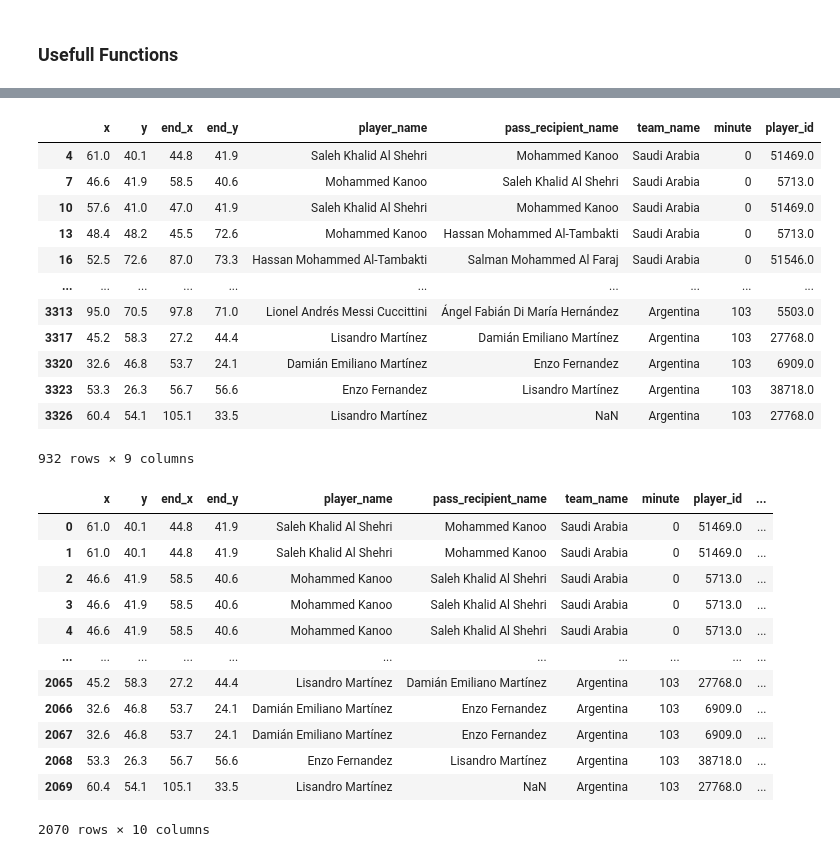
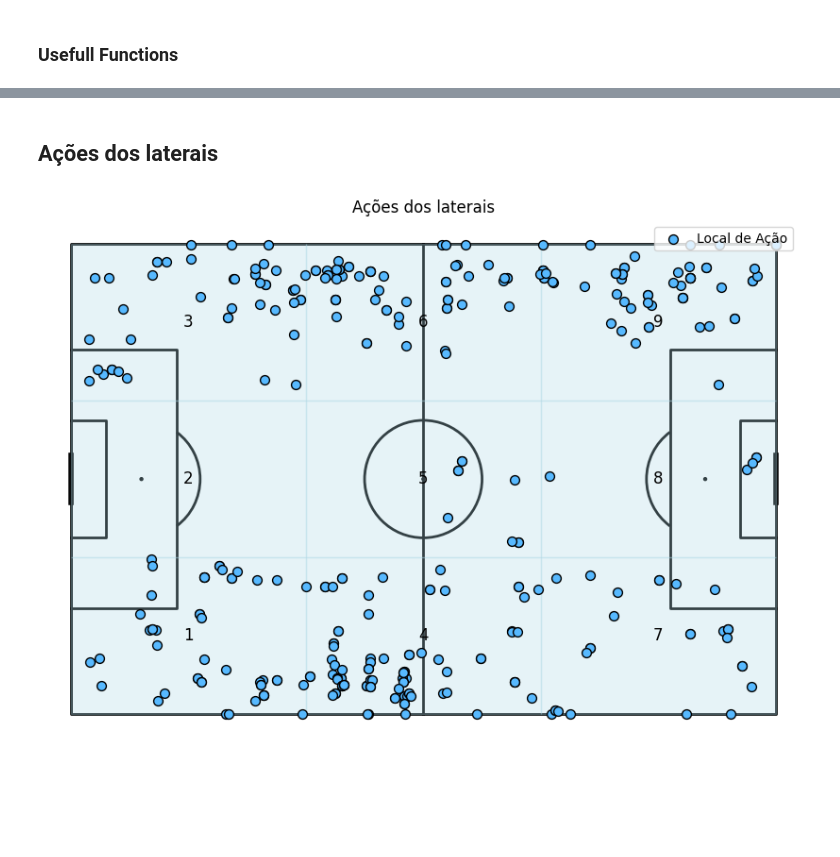
Before and after one commit to Tobi-Sartori/football_skills, a Jupyter notebook: analytics.ipynb, the cells around one changed output, grey strips where cells are left out. Drawn from its saved outputs; the diff is of its cells as text; code cells hidden in the pictures; blank space fills up the shorter version.

```diff
--- a/analytics.ipynb
+++ b/analytics.ipynb
@@ -173,22 +322,50 @@ from mplsoccer import VerticalPitch,Pitch
+# %% [markdown]
+## Ações dos laterais
+# %%
+messi_actions = home_df[home_df['player_id'].isin([5507, 29201, 19597])]
+
+pitch = Pitch(pitch_type='statsbomb', pitch_length=120, pitch_width=80, line_color='black')
+
+fig, ax = pitch.draw(figsize=(10, 6))
+
+# Define the regions and plot them on the pitch
+regions = {
+        1: {'xy': (0, 53.33), 'width': 40, 'height': 26.67},
+        2: {'xy': (0, 26.67), 'width': 40, 'height': 26.67},
+        3: {'xy': (0, 0), 'width': 40, 'height': 26.67},
+
+        4: {'xy': (40, 53.33), 'width': 40, 'height': 26.67},
+        5: {'xy': (40, 26.67), 'width': 40, 'height': 26.67},
+        6: {'xy': (40, 0), 'width': 40, 'height': 26.67},
+
+        7: {'xy': (80, 53.33), 'width': 40, 'height': 26.67},
+        8: {'xy': (80, 26.67), 'width': 40, 'height': 26.67},
+        9: {'xy': (80, 0), 'width': 40, 'height': 26.67}
+    }
+
+
+# Plot the regions on the pitch
+for i, region in regions.items():
+    ax.add_patch(plt.Rectangle(**region, fill=True, color='lightblue', alpha=0.3, edgecolor='black'))
+
+    # Add text for the classification and counts (optional, you can customize this part)
+    center_x = region['xy'][0] + region['width'] / 2
+    center_y = region['xy'][1] + region['height'] / 2
+    ax.text(center_x, center_y, str(i), ha='center', va='center', fontsize=12, color='black')
+
+# Plot Messi's actions using the x and y columns from the dataframe
+ax.scatter(messi_actions['x'], messi_actions['y'], color='#57b9ff', edgecolors='black', s=50, label="Local de Ação")
+
+# Add a title and show the plot
+plt.title("Ações dos laterais")
+plt.legend(loc='upper right')
+
+plt.show()
+# %% [output]
+[figure, added]
 # %%
 parser = Sbopen()
 df, related, freeze, tactics = parser.event(3857300)
-# %%
-df
-# %% [output]
-|  | x | y | end_x | end_y | player_name | pass_recipient_name | team_name | minute | player_id |
-| 4 | 61.0 | 40.1 | 44.8 | 41.9 | Saleh Khalid Al Shehri | Mohammed Kanoo | Saudi Arabia | 0 | 51469.0 |
-| 7 | 46.6 | 41.9 | 58.5 | 40.6 | Mohammed Kanoo | Saleh Khalid Al Shehri | Saudi Arabia | 0 | 5713.0 |
-| 10 | 57.6 | 41.0 | 47.0 | 41.9 | Saleh Khalid Al Shehri | Mohammed Kanoo | Saudi Arabia | 0 | 51469.0 |
-| 13 | 48.4 | 48.2 | 45.5 | 72.6 | Mohammed Kanoo | Hassan Mohammed Al-Tambakti | Saudi Arabia | 0 | 5713.0 |
-| 16 | 52.5 | 72.6 | 87.0 | 73.3 | Hassan Mohammed Al-Tambakti | Salman Mohammed Al Faraj | Saudi Arabia | 0 | 51546.0 |
-| ... | ... | ... | ... | ... | ... | ... | ... | ... | ... |
-| 3313 | 95.0 | 70.5 | 97.8 | 71.0 | Lionel Andrés Messi Cuccittini | Ángel Fabián Di María Hernández | Argentina | 103 | 5503.0 |
-| 3317 | 45.2 | 58.3 | 27.2 | 44.4 | Lisandro Martínez | Damián Emiliano Martínez | Argentina | 103 | 27768.0 |
-| 3320 | 32.6 | 46.8 | 53.7 | 24.1 | Damián Emiliano Martínez | Enzo Fernandez | Argentina | 103 | 6909.0 |
-| 3323 | 53.3 | 26.3 | 56.7 | 56.6 | Enzo Fernandez | Lisandro Martínez | Argentina | 103 | 38718.0 |
-| 3326 | 60.4 | 54.1 | 105.1 | 33.5 | Lisandro Martínez | NaN | Argentina | 103 | 27768.0 |
-932 rows × 9 columns
 # %%
 df = df[df.type_name == 'Pass']
 df = df[['x', 'y', 'end_x', 'end_y', "player_name", "pass_recipient_name","team_name","minute",'player_id']]
@@ -196,19 +373,3 @@ tactics = tactics[['jersey_number','player_id']]
 
 # Merge tactics and df on player_id
 df_merged = pd.merge(df, tactics[['jersey_number', 'player_id']], on='player_id', how='left')
-# %%
-df_merged
-# %% [output]
-|  | x | y | end_x | end_y | player_name | pass_recipient_name | team_name | minute | player_id | ... |
-| 0 | 61.0 | 40.1 | 44.8 | 41.9 | Saleh Khalid Al Shehri | Mohammed Kanoo | Saudi Arabia | 0 | 51469.0 | ... |
-| 1 | 61.0 | 40.1 | 44.8 | 41.9 | Saleh Khalid Al Shehri | Mohammed Kanoo | Saudi Arabia | 0 | 51469.0 | ... |
-| 2 | 46.6 | 41.9 | 58.5 | 40.6 | Mohammed Kanoo | Saleh Khalid Al Shehri | Saudi Arabia | 0 | 5713.0 | ... |
-| 3 | 46.6 | 41.9 | 58.5 | 40.6 | Mohammed Kanoo | Saleh Khalid Al Shehri | Saudi Arabia | 0 | 5713.0 | ... |
-| 4 | 46.6 | 41.9 | 58.5 | 40.6 | Mohammed Kanoo | Saleh Khalid Al Shehri | Saudi Arabia | 0 | 5713.0 | ... |
-| ... | ... | ... | ... | ... | ... | ... | ... | ... | ... | ... |
-| 2065 | 45.2 | 58.3 | 27.2 | 44.4 | Lisandro Martínez | Damián Emiliano Martínez | Argentina | 103 | 27768.0 | ... |
-| 2066 | 32.6 | 46.8 | 53.7 | 24.1 | Damián Emiliano Martínez | Enzo Fernandez | Argentina | 103 | 6909.0 | ... |
-| 2067 | 32.6 | 46.8 | 53.7 | 24.1 | Damián Emiliano Martínez | Enzo Fernandez | Argentina | 103 | 6909.0 | ... |
-| 2068 | 53.3 | 26.3 | 56.7 | 56.6 | Enzo Fernandez | Lisandro Martínez | Argentina | 103 | 38718.0 | ... |
-| 2069 | 60.4 | 54.1 | 105.1 | 33.5 | Lisandro Martínez | NaN | Argentina | 103 | 27768.0 | ... |
-2070 rows × 10 columns
```
Also changed, not shown: parts of 42 cells of this notebook.
